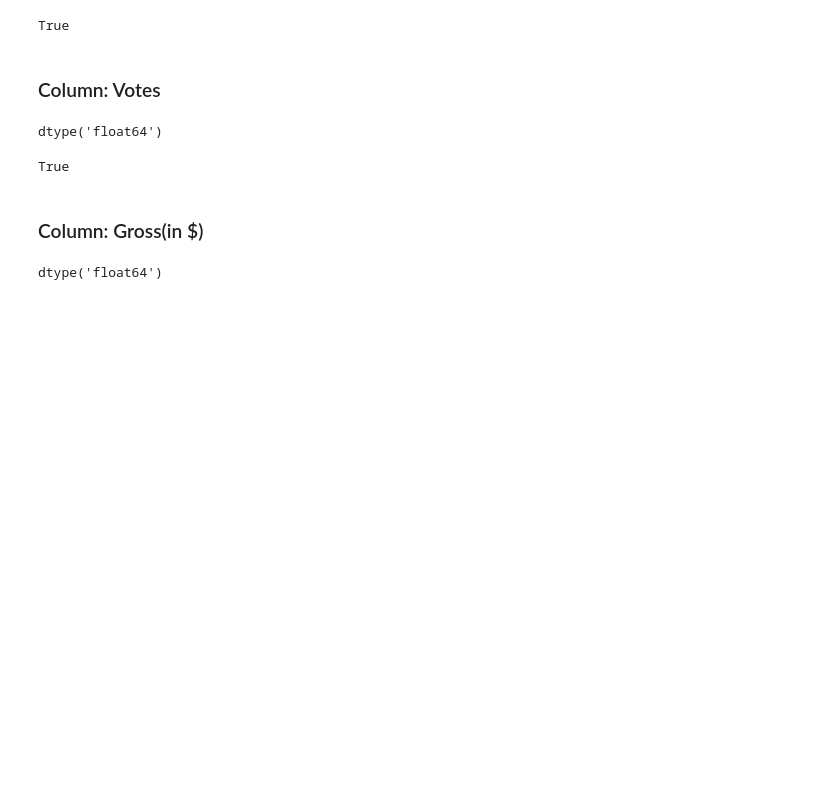
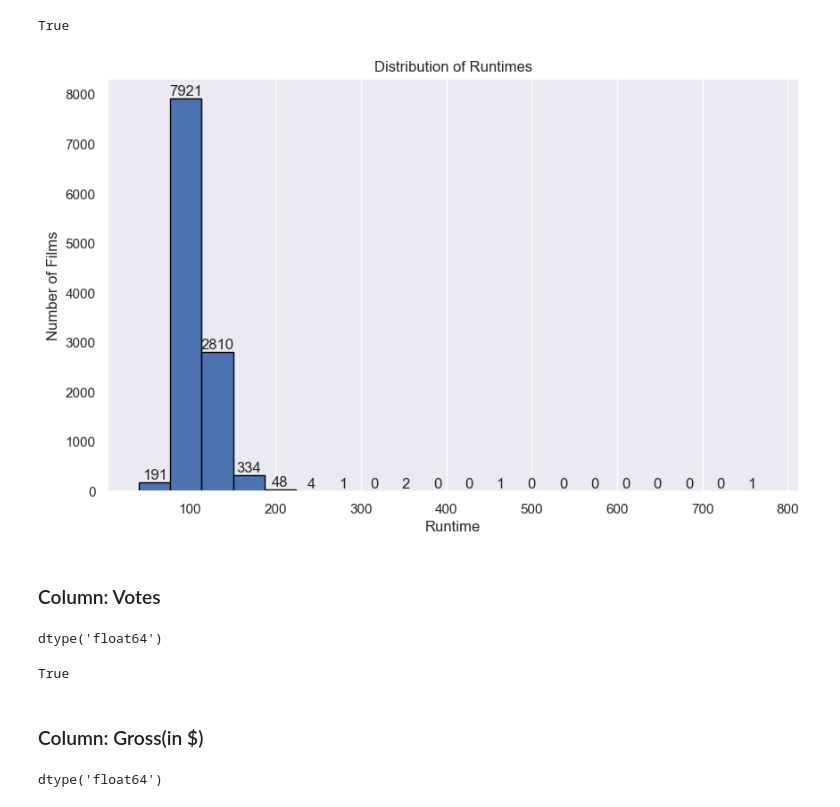
Before and after one commit to math19ab/BDP_BI, a Jupyter notebook: BDP_BI.ipynb, the cells around one changed output. Drawn from its saved outputs; the diff is of its cells as text; code cells hidden in the pictures; blank space fills up the shorter version.

```diff
--- a/BDP_BI.ipynb
+++ b/BDP_BI.ipynb
@@ -517,3 +528,18 @@ True
+# %%
+#print distribution of "runtime" column:
+plt.figure(figsize=(10, 6))
+ax = df['runtime'].plot(kind='hist', bins=20, edgecolor='black')
+plt.title('Distribution of Runtimes')
+plt.xlabel('Runtime')
+plt.ylabel('Number of Films')
+plt.grid(axis='y')
+for bar in ax.patches:
+    plt.text(bar.get_x() + bar.get_width() / 2, bar.get_height(), int(bar.get_height()),
+             ha='center', va='bottom')
+
+plt.show()
+# %% [output]
+[figure, added]
 # %% [markdown]
 ### Column: Votes
 # %%
```
Also changed, not shown: parts of 21 cells of this notebook, 1 other file.
